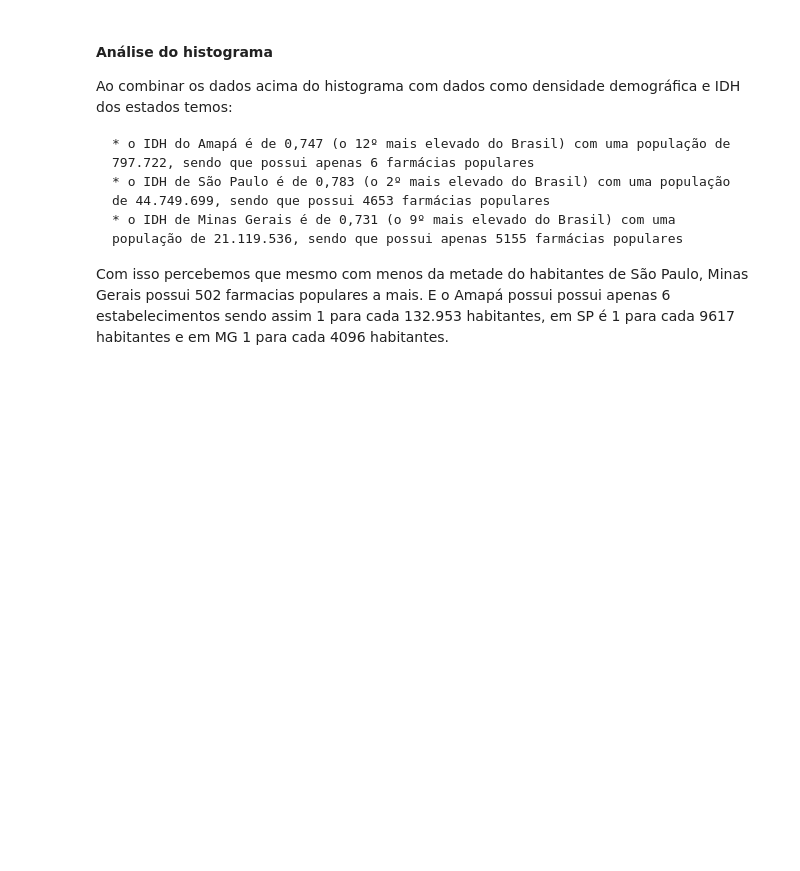
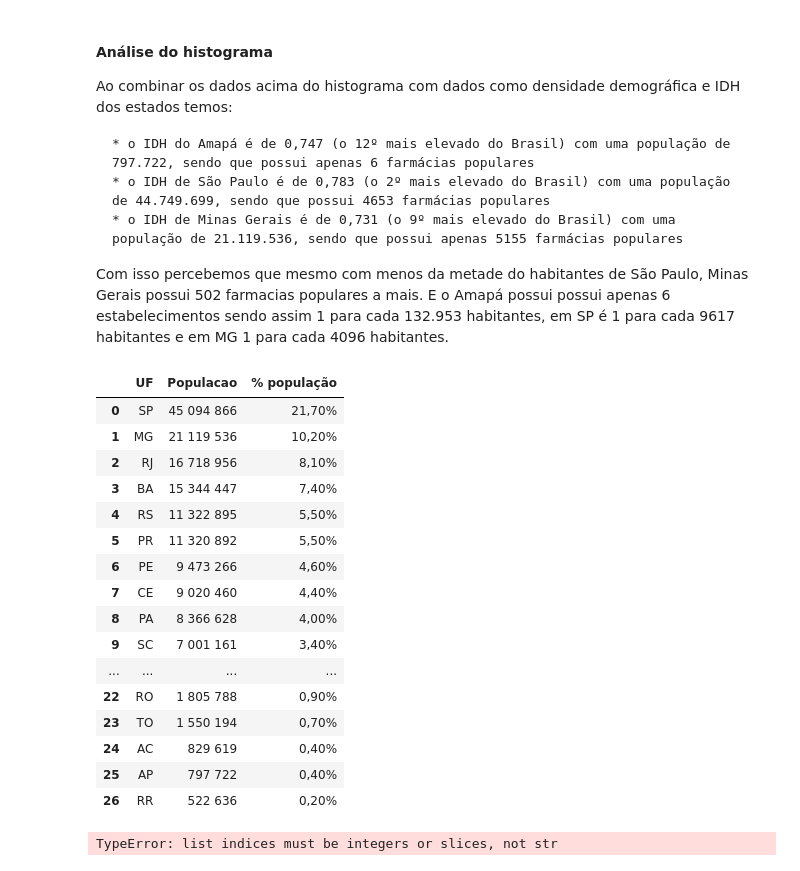
Before and after one commit to NalbertLeal/medpy, a Jupyter notebook: Farmacias_Populares.ipynb, the cells around one changed output. Drawn from its saved outputs; the diff is of its cells as text; code cells hidden in the pictures; blank space fills up the shorter version.

Commit message:
farmacias por habitante

```diff
--- a/Farmacias_Populares.ipynb
+++ b/Farmacias_Populares.ipynb
@@ -182,3 +182,34 @@ Ao combinar os dados acima do histograma com dados como densidade demográfica e
     * o IDH de Minas Gerais é de 0,731 (o 9º mais elevado do Brasil) com uma população de 21.119.536, sendo que possui apenas 5155 farmácias populares
 
 Com isso percebemos que mesmo com menos da metade do habitantes de São Paulo, Minas Gerais possui 502 farmacias populares a mais. E o Amapá possui possui apenas 6 estabelecimentos sendo assim 1 para cada 132.953 habitantes, em SP é 1 para cada 9617 habitantes e em MG 1 para cada 4096 habitantes.
+# %%
+Estados_populacao = pd.read_csv('datasets/mediPy/Estados_populacao.csv')
+Estados_populacao
+# %% [output]
+|  | UF | Populacao | % população |
+| 0 | SP | 45 094 866 | 21,70% |
+| 1 | MG | 21 119 536 | 10,20% |
+| 2 | RJ | 16 718 956 | 8,10% |
+| 3 | BA | 15 344 447 | 7,40% |
+| 4 | RS | 11 322 895 | 5,50% |
+| 5 | PR | 11 320 892 | 5,50% |
+| 6 | PE | 9 473 266 | 4,60% |
+| 7 | CE | 9 020 460 | 4,40% |
+| 8 | PA | 8 366 628 | 4,00% |
+| 9 | SC | 7 001 161 | 3,40% |
+| ... | ... | ... | ... |
+| 22 | RO | 1 805 788 | 0,90% |
+| 23 | TO | 1 550 194 | 0,70% |
+| 24 | AC | 829 619 | 0,40% |
+| 25 | AP | 797 722 | 0,40% |
+| 26 | RR | 522 636 | 0,20% |
+# %%
+# data frame
+por_farmacia = {}
+
+for index in range(0, len(Estados_populacao)):
+    uf = Estados_populacao.loc[index]['UF']
+    farmacias = quantidades_ufs[uf]
+    por_farmacia[uf] = int((Estados_populacao.loc[index]['Populacao']).replace(' ','')) / farmacias
+# %% [output]
+TypeError: list indices must be integers or slices, not str
```
